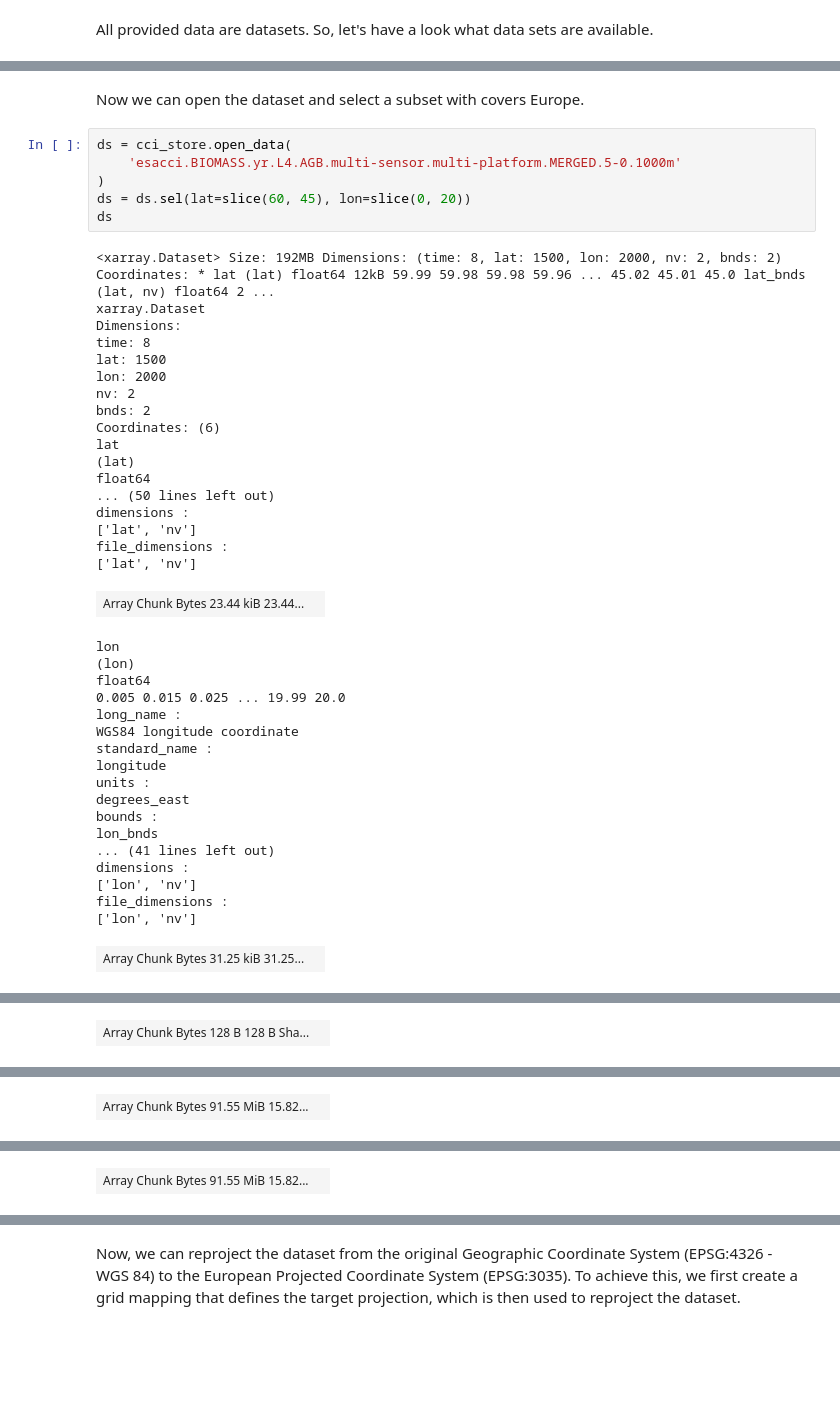
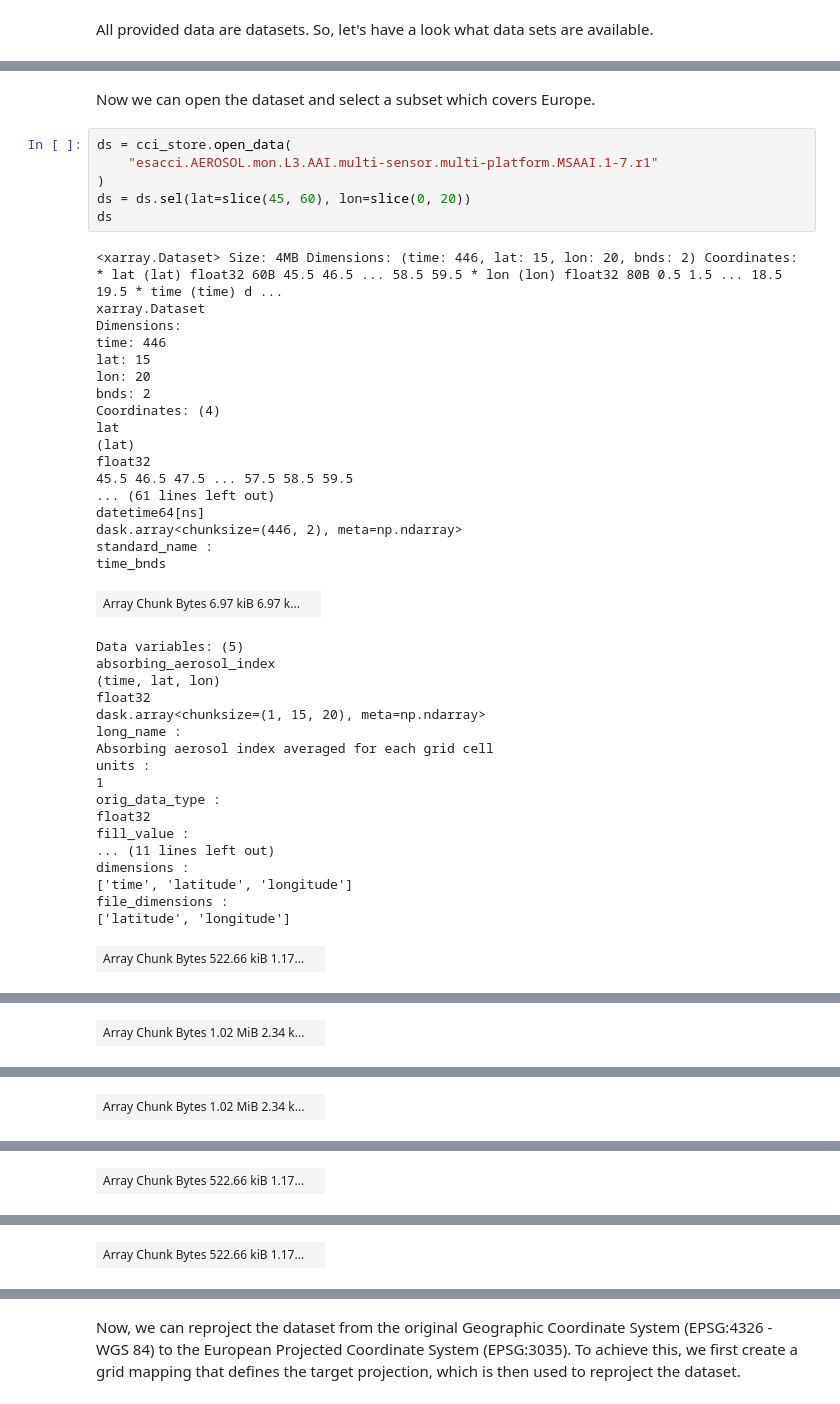
Before and after one commit to esa-cci/esa-climate-toolbox, a Jupyter notebook: docs/source/notebooks/11-ECT_Reproject_Dataset.ipynb, the cells around one changed output, grey strips where cells are left out. Cells and saved outputs as stored; diff of their text form; blank space fills up the shorter version.

```diff
--- a/docs/source/notebooks/11-ECT_Reproject_Dataset.ipynb
+++ b/docs/source/notebooks/11-ECT_Reproject_Dataset.ipynb
@@ -49,47 +49,47 @@ cci_store.get_open_data_params_schema(
 # %% [output]
 <xcube.util.jsonschema.JsonObjectSchema at 0x...>
 # %% [markdown]
-Now we can open the dataset and select a subset with covers Europe.
+Now we can open the dataset and select a subset which covers Europe.
 # %%
 ds = cci_store.open_data(
-    'esacci.BIOMASS.yr.L4.AGB.multi-sensor.multi-platform.MERGED.5-0.1000m'
+    "esacci.AEROSOL.mon.L3.AAI.multi-sensor.multi-platform.MSAAI.1-7.r1"
 )
-ds = ds.sel(lat=slice(60, 45), lon=slice(0, 20))
+ds = ds.sel(lat=slice(45, 60), lon=slice(0, 20))
 ds
 # %% [output]
-<xarray.Dataset> Size: 192MB Dimensions: (time: 8, lat: 1500, lon: 2000, nv: 2, bnds: 2) Coordinates: * lat (lat) float64 12kB 59.99 59.98 59.98 59.96 ... 45.02 45.01 45.0 lat_bnds (lat, nv) float64 2 ...
+<xarray.Dataset> Size: 4MB Dimensions: (time: 446, lat: 15, lon: 20, bnds: 2) Coordinates: * lat (lat) float32 60B 45.5 46.5 ... 58.5 59.5 * lon (lon) float32 80B 0.5 1.5 ... 18.5 19.5 * time (time) d ...
 xarray.Dataset
 Dimensions:
-time: 8
-lat: 1500
-lon: 2000
-nv: 2
+time: 446
+lat: 15
+lon: 20
 bnds: 2
-Coordinates: (6)
+Coordinates: (4)
 lat
 (lat)
-float64
-... (50 lines left out)
-dimensions :
-['lat', 'nv']
-file_dimensions :
-['lat', 'nv']
+float32
+45.5 46.5 47.5 ... 57.5 58.5 59.5
+... (61 lines left out)
+datetime64[ns]
+dask.array<chunksize=(446, 2), meta=np.ndarray>
+standard_name :
+time_bnds
-| Array Chunk Bytes 23.44 kiB 23.44... |  |
+| Array Chunk Bytes 6.97 kiB 6.97 k... |  |
-lon
-(lon)
-float64
-0.005 0.015 0.025 ... 19.99 20.0
+Data variables: (5)
+absorbing_aerosol_index
+(time, lat, lon)
+float32
+dask.array<chunksize=(1, 15, 20), meta=np.ndarray>
 long_name :
-WGS84 longitude coordinate
-standard_name :
-longitude
+Absorbing aerosol index averaged for each grid cell
 units :
-degrees_east
-bounds :
-lon_bnds
-... (41 lines left out)
+1
+orig_data_type :
+float32
+fill_value :
+... (11 lines left out)
 dimensions :
-['lon', 'nv']
+['time', 'latitude', 'longitude']
 file_dimensions :
-['lon', 'nv']
+['latitude', 'longitude']
-| Array Chunk Bytes 31.25 kiB 31.25... |  |
+| Array Chunk Bytes 522.66 kiB 1.17... |  |
@@ -111 +113 @@ time_bnds
-| Array Chunk Bytes 128 B 128 B Sha... |  |
+| Array Chunk Bytes 1.02 MiB 2.34 k... |  |
@@ -129 +131 @@ file_dimensions :
-| Array Chunk Bytes 91.55 MiB 15.82... |  |
+| Array Chunk Bytes 1.02 MiB 2.34 k... |  |
@@ -147 +149 @@ file_dimensions :
-| Array Chunk Bytes 91.55 MiB 15.82... |  |
+| Array Chunk Bytes 522.66 kiB 1.17... |  |
@@ -164,0 +167 @@ history :
+| Array Chunk Bytes 522.66 kiB 1.17... |  |
```
Also changed, not shown: parts of 9 cells of this notebook.
